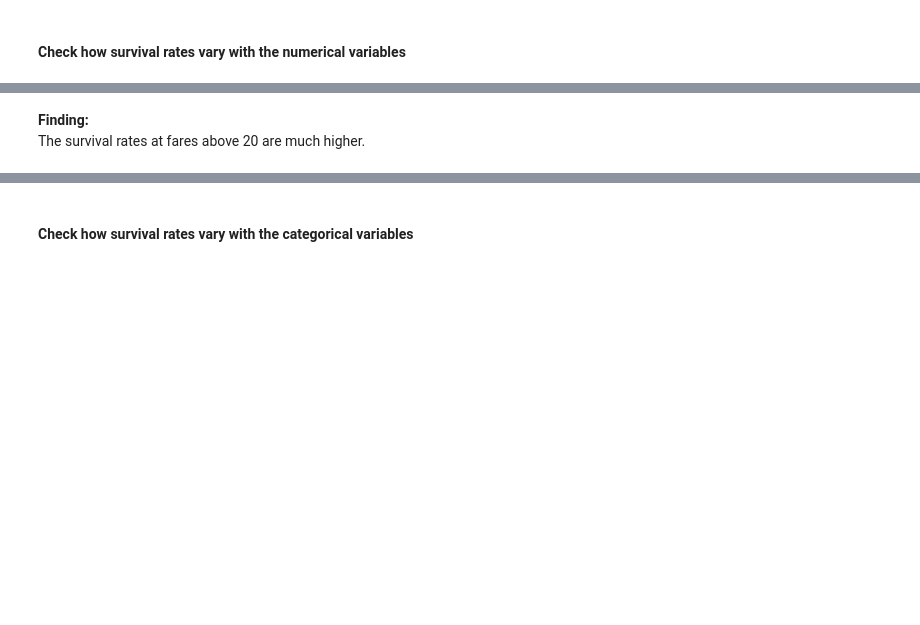
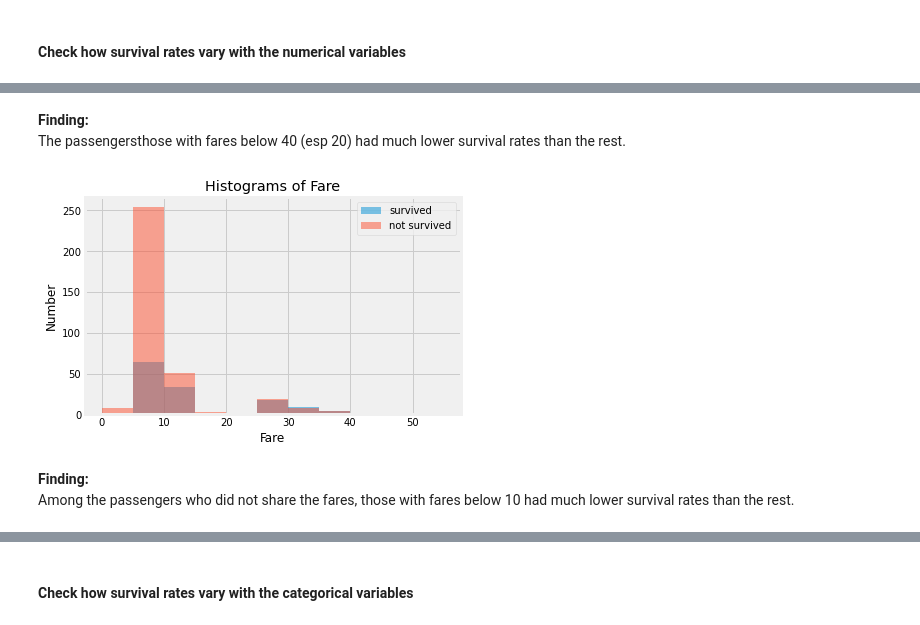
Before and after one commit to Brendalish/titanic, a Jupyter notebook: EDA of Combined Datasets.ipynb, the cells around one changed output, grey strips where cells are left out. Saved outputs shown, nothing was run; the diff lists cells and outputs as text; code cells hidden in the pictures; blank space fills up the shorter version.

```diff
--- a/EDA of Combined Datasets.ipynb
+++ b/EDA of Combined Datasets.ipynb
@@ -712,9 +468,14 @@ Above 65, there are barely any survivors.
+# %% [markdown]
+**Finding:**
+The passengersthose with fares below 40 (esp 20) had much lower survival rates than the rest.
 # %%
-#As analyzed earlier, half of the passengers shared the fares with some other(s)
-#So only the non-sharing records are selected for the comparison
-compare_hists('Fare', bins=range(0, 60, 5),df=full_df[full_df.Ticket_group_size==1])
+#half of the passengers shared the fares with some other(s)
+#only the non-sharing records are selected for this comparison
+compare_hists('Fare', bins=np.arange(0, 60, 5), df=full_df[full_df.Ticket_group_size==1])
+# %% [output]
+[figure, added]
-# %% [markdown]
-**Finding:**
-The survival rates at fares above 20 are much higher.
+# %% [markdown]
+**Finding:**
+Among the passengers who did not share the fares, those with fares below 10 had much lower survival rates than the rest.
 # %%
 stack_bar('Parch')
```
Also changed, not shown: parts of 106 cells of this notebook.
